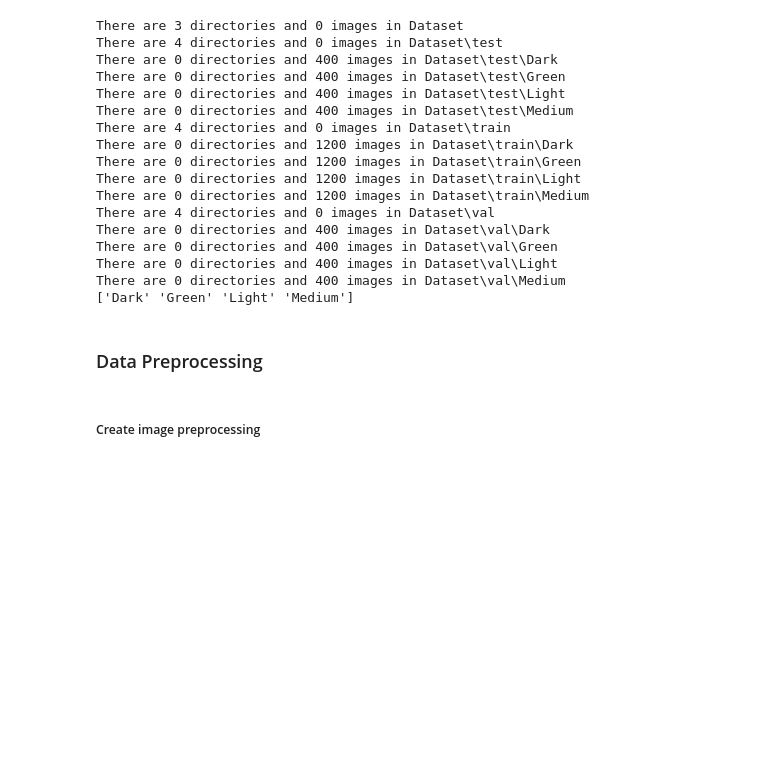
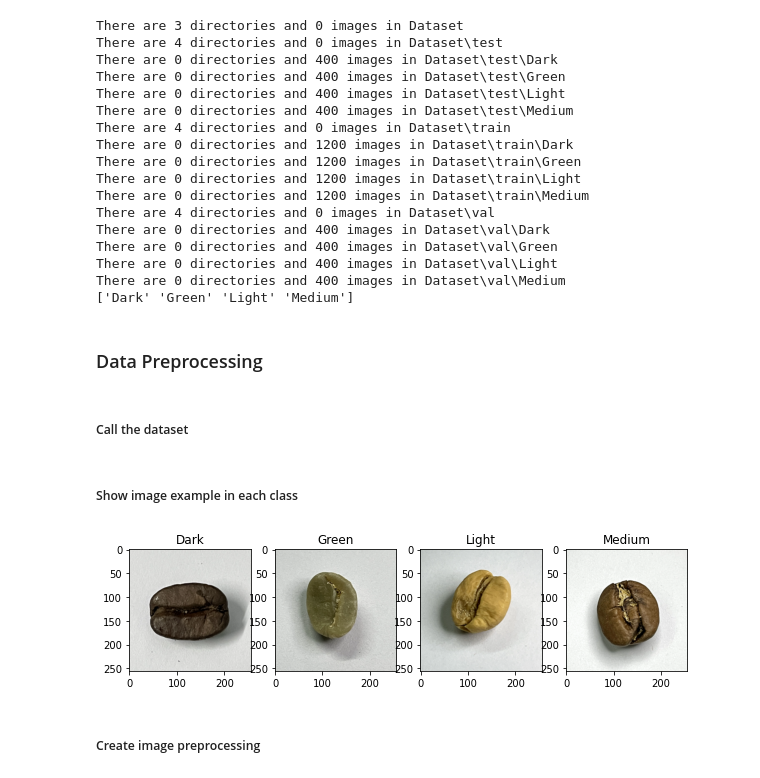
Before and after one commit to daffakurnia11/Coffee-Beans-Roast-Level-Classification, a Jupyter notebook: model.ipynb, the cells around one changed output. Drawn from its saved outputs; the diff is of its cells as text; code cells hidden in the pictures; blank space fills up the shorter version.

```diff
--- a/model.ipynb
+++ b/model.ipynb
@@ -46,3 +46,5 @@ There are 0 directories and 400 images in Dataset\val\Medium
 ['Dark' 'Green' 'Light' 'Medium']
 # %% [markdown]
 ### Data Preprocessing
+# %% [markdown]
+##### Call the dataset
@@ -49,3 +57,26 @@ There are 0 directories and 400 images in Dataset\val\Medium
+# %% [markdown]
+##### Show image example in each class
+# %%
+# Define the classes of your dataset
+classes = image_dataset.classes
+
+# Create a figure with subplots for each class
+fig, axes = plt.subplots(1, 4, figsize=(10, 5))
+
+# Loop through each class and plot the first image
+for i, cls in enumerate(classes):
+    # Get the indices of the images for this class
+    indices = [j for j, (x, y) in enumerate(image_dataset) if y == i]
+    # Get the first image for this class
+    img = image_dataset[indices[0]][0]
+    img = img.resize((256,256))
+    # Plot the image on the corresponding subplot
+    axes[i].imshow(img)
+    axes[i].set_title(cls)
+
+plt.show()
+# %% [output]
+[figure, added]
 # %% [markdown]
 ##### Create image preprocessing
 # %%
```
Also changed, not shown: parts of 2 cells of this notebook.
